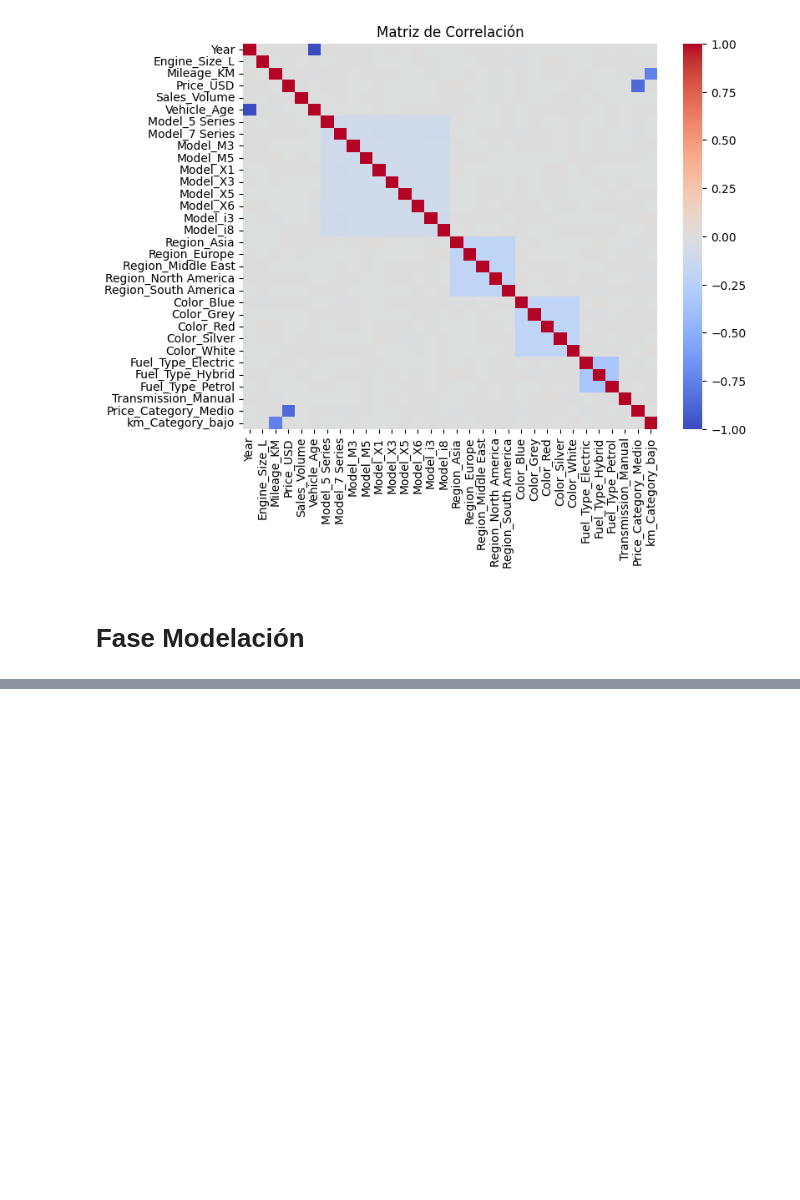
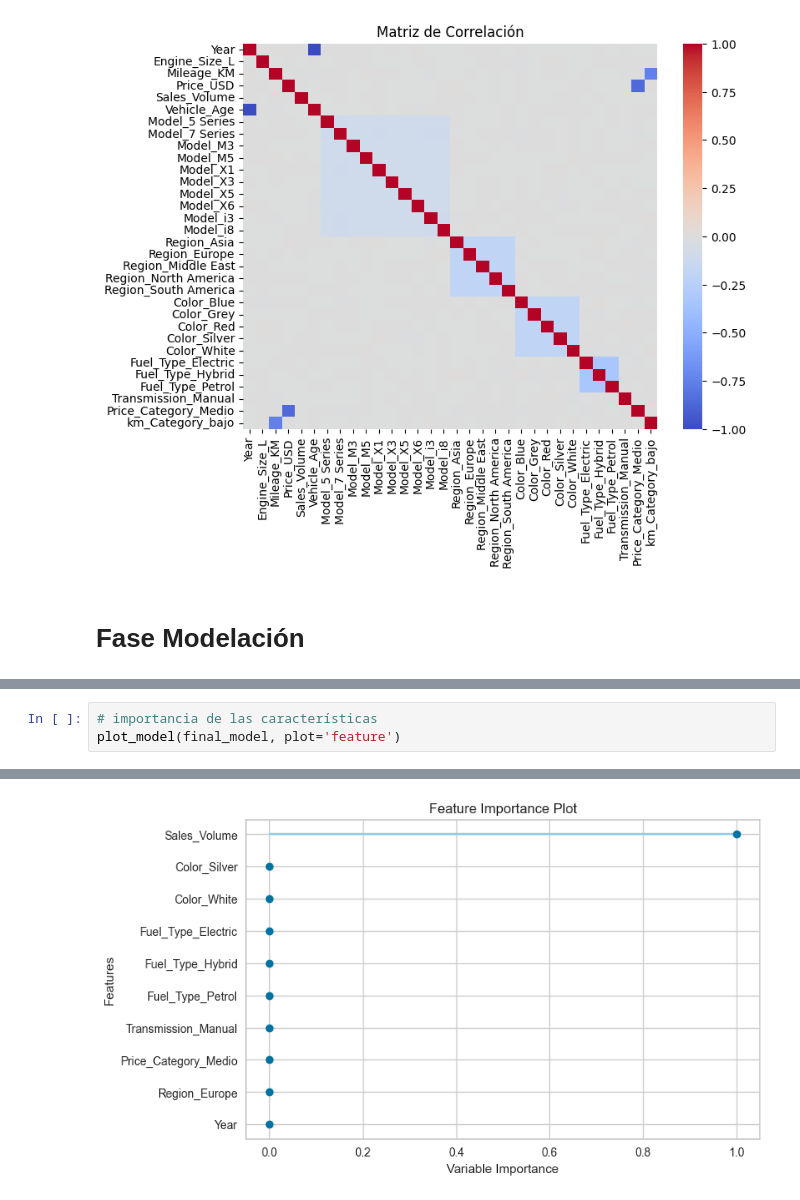
Before and after one commit to josuemarinab/bmw_analysis, a Jupyter notebook: modelo_bmw.ipynb, the cells around one changed output, grey strips where cells are left out. Cells and saved outputs as stored; diff of their text form; blank space fills up the shorter version.

```diff
--- a/modelo_bmw.ipynb
+++ b/modelo_bmw.ipynb
@@ -422,0 +477,4 @@ ModuleNotFoundError: No module named 'pycaret'
+# %%
+# importancia de las características
+plot_model(final_model, plot='feature')
+# %% [output]
@@ -422,0 +482 @@ ModuleNotFoundError: No module named 'pycaret'
+[figure, added]
```
Also changed, not shown: parts of 15 cells of this notebook.
